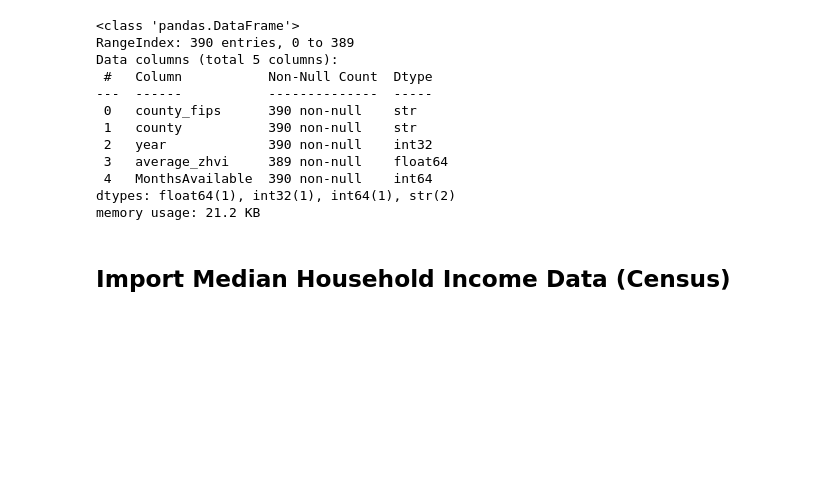
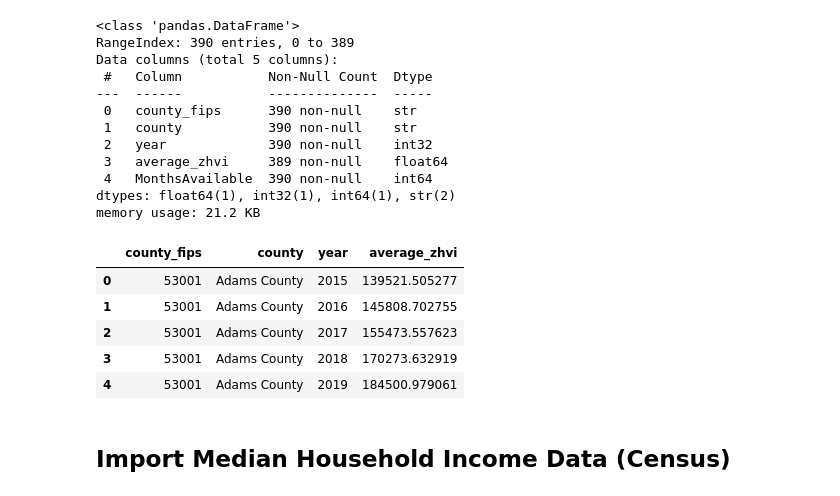
Before and after one commit to binay8/wa-housing, a Jupyter notebook: code/01_data_preparation.ipynb, the cells around one changed output. Saved outputs shown, nothing was run; the diff lists cells and outputs as text; code cells hidden in the pictures; blank space fills up the shorter version.

Commit message:
Consolidated data import and cleanup

```diff
--- a/code/01_data_preparation.ipynb
+++ b/code/01_data_preparation.ipynb
@@ -240,3 +241,13 @@ Data columns (total 5 columns):
  4   MonthsAvailable  390 non-null    int64
 dtypes: float64(1), int32(1), int64(1), str(2)
 memory usage: 21.2 KB
+# %%
+housing_clean = housing_clean[['county_fips', 'county', 'year', 'average_zhvi']]
+housing_clean.head()
+# %% [output]
+|  | county_fips | county | year | average_zhvi |
+| 0 | 53001 | Adams County | 2015 | 139521.505277 |
+| 1 | 53001 | Adams County | 2016 | 145808.702755 |
+| 2 | 53001 | Adams County | 2017 | 155473.557623 |
+| 3 | 53001 | Adams County | 2018 | 170273.632919 |
+| 4 | 53001 | Adams County | 2019 | 184500.979061 |
```
Also changed, not shown: parts of 33 cells of this notebook, 3 other files.
